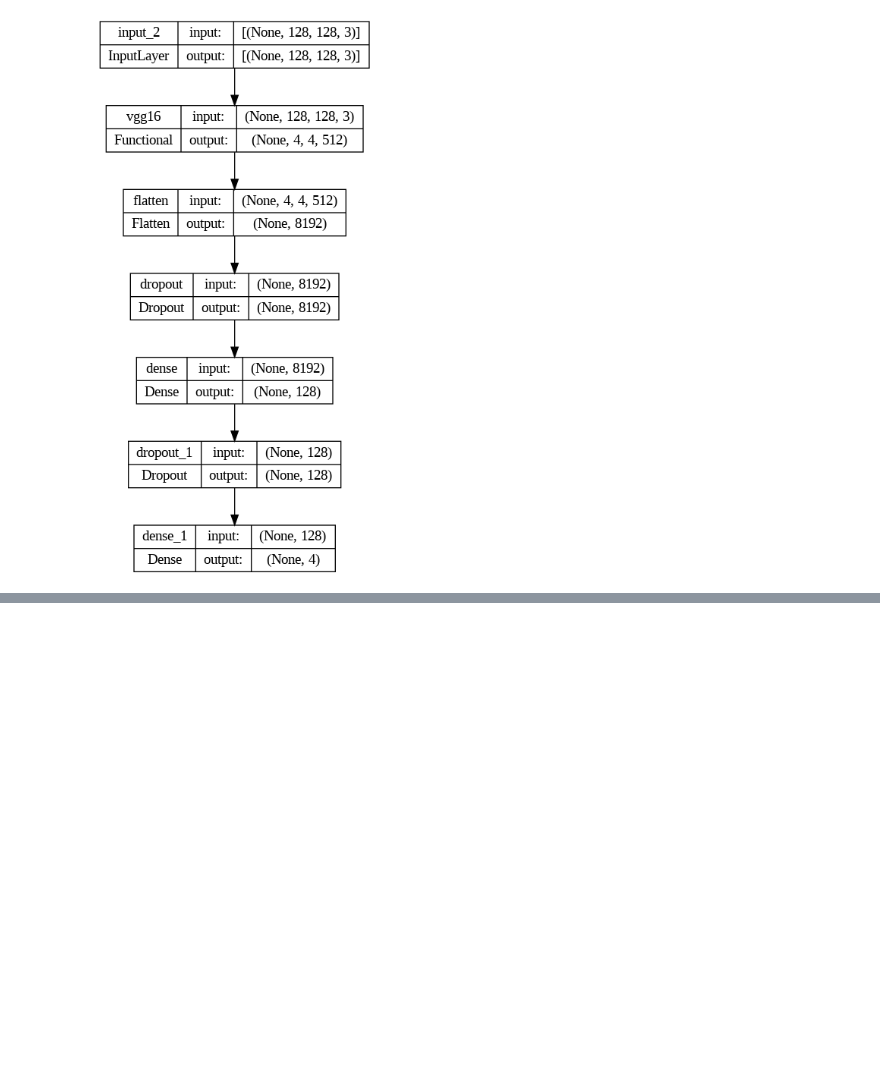
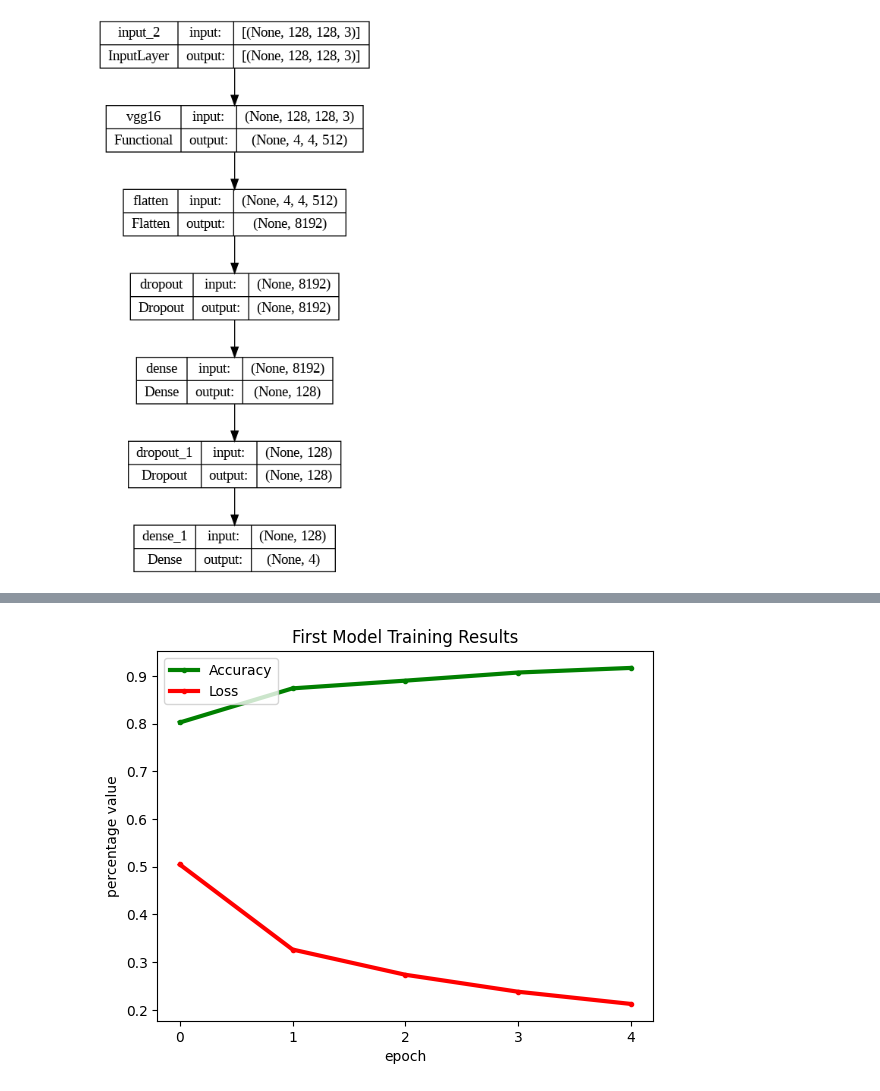
Before and after one commit to rockaguirre/Neuro-140-Project, a Jupyter notebook: neuro140_final_project.ipynb, the cells around one changed output, grey strips where cells are left out. Drawn from its saved outputs; the diff is of its cells as text; code cells hidden in the pictures; blank space fills up the shorter version.

```diff
--- a/neuro140_final_project.ipynb
+++ b/neuro140_final_project.ipynb
@@ -201,0 +213,8 @@ second_model.add(Dense(units=4, activation='softmax'))
+# %%
+second_model.compile(optimizer=Adam(learning_rate=0.001), loss='sparse_categorical_crossentropy', metrics='sparse_categorical_accuracy')
+# %%
+batch_size = 20
+steps = int(len(train_path)/batch_size)
+epochs = 5
+second_history = second_model.fit(datagen(train_path, train_classification, batch_size=batch_size, epochs=epochs),
+                    epochs=epochs, steps_per_epoch=steps)
@@ -201,0 +232,11 @@ second_model.add(Dense(units=4, activation='softmax'))
+# %%
+plt.plot(second_history.history['sparse_categorical_accuracy'], '.g-', linewidth=3)
+plt.plot(second_history.history['loss'], '.r-', linewidth=3)
+plt.title('First Model Training Results')
+plt.xlabel('epoch')
+plt.ylabel('percentage value')
+plt.xticks([x for x in range(epochs)])
+plt.legend(['Accuracy', 'Loss'], loc='upper left')
+plt.show()
+# %% [output]
+[figure, added]
```
Also changed, not shown: parts of 8 cells of this notebook.
